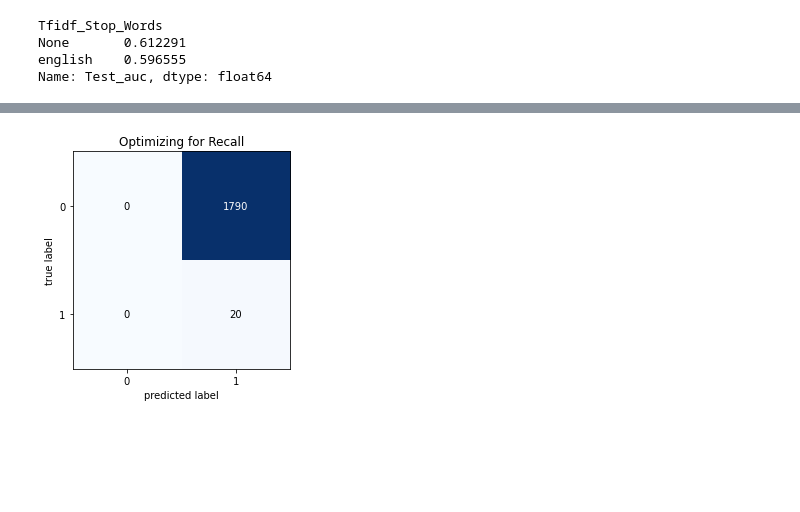
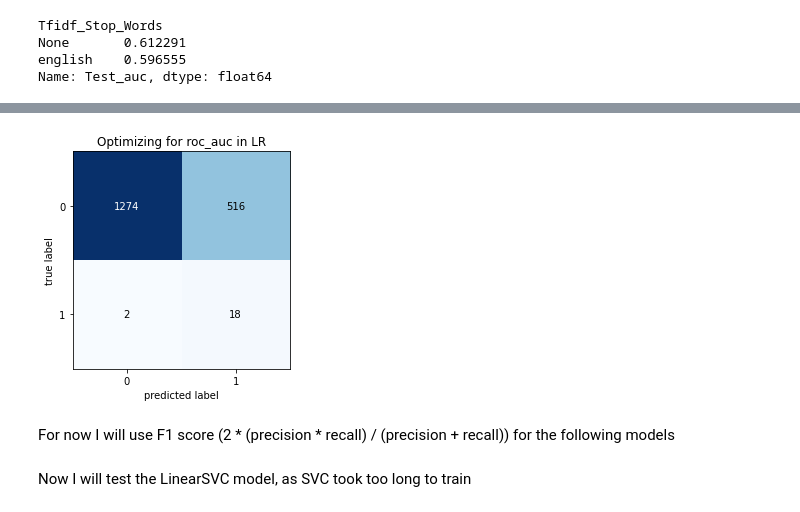
Before and after one commit to wwhite5/Springboard-Capstone-1-NLP, a Jupyter notebook: Notebooks/One_Author_advanced_2.ipynb, the cells around one changed output, grey strips where cells are left out. Cells and saved outputs as stored; diff of their text form; code cells hidden in the pictures; blank space fills up the shorter version.

```diff
--- a/Notebooks/One_Author_advanced_2.ipynb
+++ b/Notebooks/One_Author_advanced_2.ipynb
@@ -161,15 +166,15 @@ hyperparameters
 LR_dict = {'LogReg_C_value' : [],
             'Sampler': [],
             'Precision': [],
-            'Recall': [],
+            'F1_score': [],
             'Train_auc': [],
             'Test_auc': []}
 
 run = 0
 best_score_precision = 0
 best_LR_model_precision = None
-best_score_recall = 0
-best_LR_model_recall = None
+best_score_F1 = 0
+best_LR_model_F1 = None
 best_score_auc = 0
 best_LR_model_auc = None
 
@@ -209,13 +214,13 @@ for C_value, sampler_type in hyperparameters:
     # Finding the roc_auc_score for both, I am including precision as in the past
     # undersampling has led to awful precision scores
     precision = precision_score(y_test, pipe_test_pred)
-    recall = recall_score(y_test, pipe_test_pred)
+    F1_score = f1_score(y_test, pipe_test_pred)
     auc_train = roc_auc_score(y_train, pipe_train_pred)
     auc_test = roc_auc_score(y_test, pipe_test_pred)
 
     # Appending the scores to the dictionary
     LR_dict['Precision'].append(precision)
-    LR_dict['Recall'].append(recall)
+    LR_dict['F1_score'].append(F1_score)
     LR_dict['Train_auc'].append(auc_train)
     LR_dict['Test_auc'].append(auc_test)
 
@@ -224,9 +229,9 @@ for C_value, sampler_type in hyperparameters:
         best_score_precision = precision
         best_LR_model_precision = pipe
 
-    if recall > best_score_recall:
-        best_score_recall = recall
-        best_LR_model_recall = pipe
+    if F1_score > best_score_F1:
+        best_score_F1 = F1_score
+        best_LR_model_F1 = pipe
 
     if auc_test > best_score_auc:
         best_score_auc = auc_test
@@ -284,0 +290,7 @@ plt.show()
+# %%
+best_LR_model_F1.fit(X_train, y_train)
+best_LR_pred = best_LR_model_F1.predict(X_test)
+best_LR_cm_test = confusion_matrix(y_test, best_LR_pred)
+fig, ax = plot_confusion_matrix(conf_mat=best_LR_cm_test)
+plt.title('Optimizing for F1 score in LR')
+plt.show()
@@ -285,9 +299,13 @@ plt.show()
 # %%
-best_LR_model_recall.fit(X_train, y_train)
-best_LR_pred = best_LR_model_recall.predict(X_test)
+best_LR_model_auc.fit(X_train, y_train)
+best_LR_pred = best_LR_model_auc.predict(X_test)
 best_LR_cm_test = confusion_matrix(y_test, best_LR_pred)
 fig, ax = plot_confusion_matrix(conf_mat=best_LR_cm_test)
-plt.title('Optimizing for Recall')
+plt.title('Optimizing for roc_auc in LR')
 plt.show()
 # %% [output]
-[figure, old version]
+[figure, new version]
+# %% [markdown]
+For now I will use F1 score (2 * (precision * recall) / (precision + recall)) for the following models
+# %% [markdown]
+Now I will test the LinearSVC model, as SVC took too long to train
```
Also changed, not shown: parts of 38 cells of this notebook.
